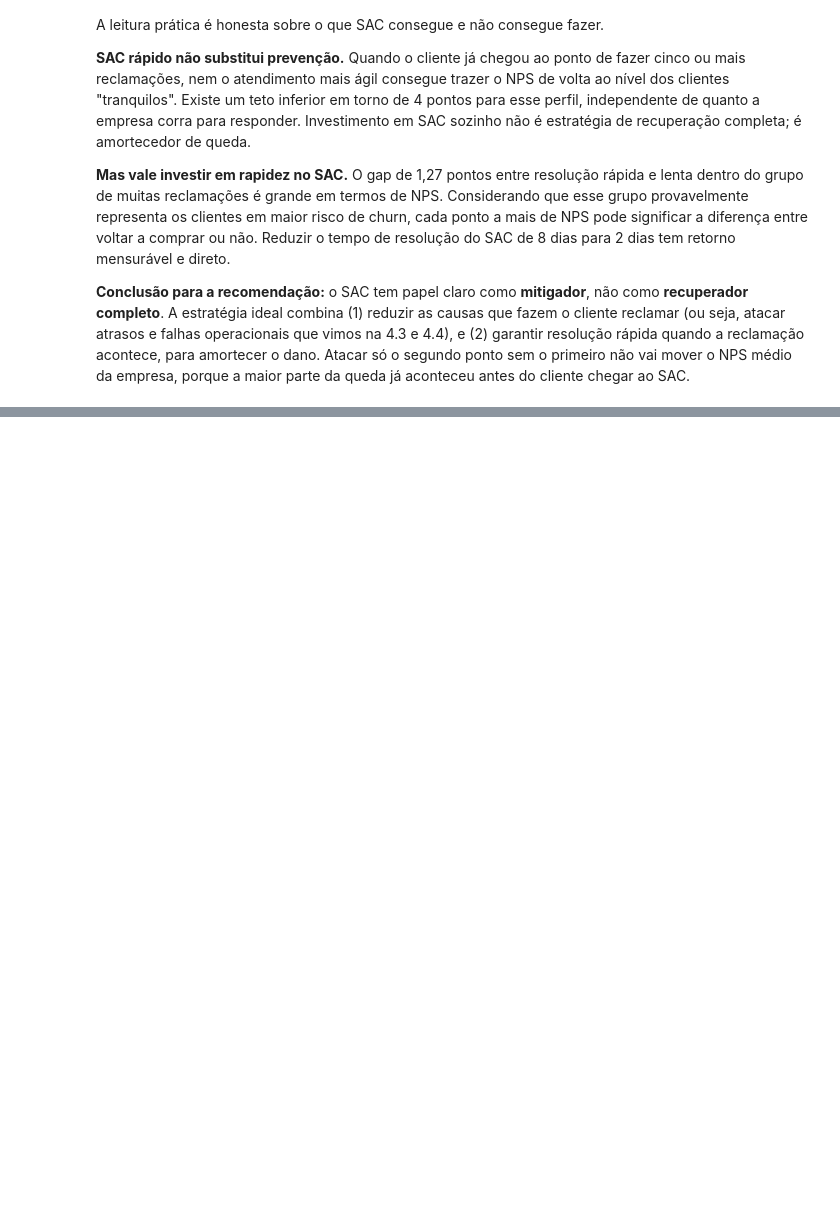
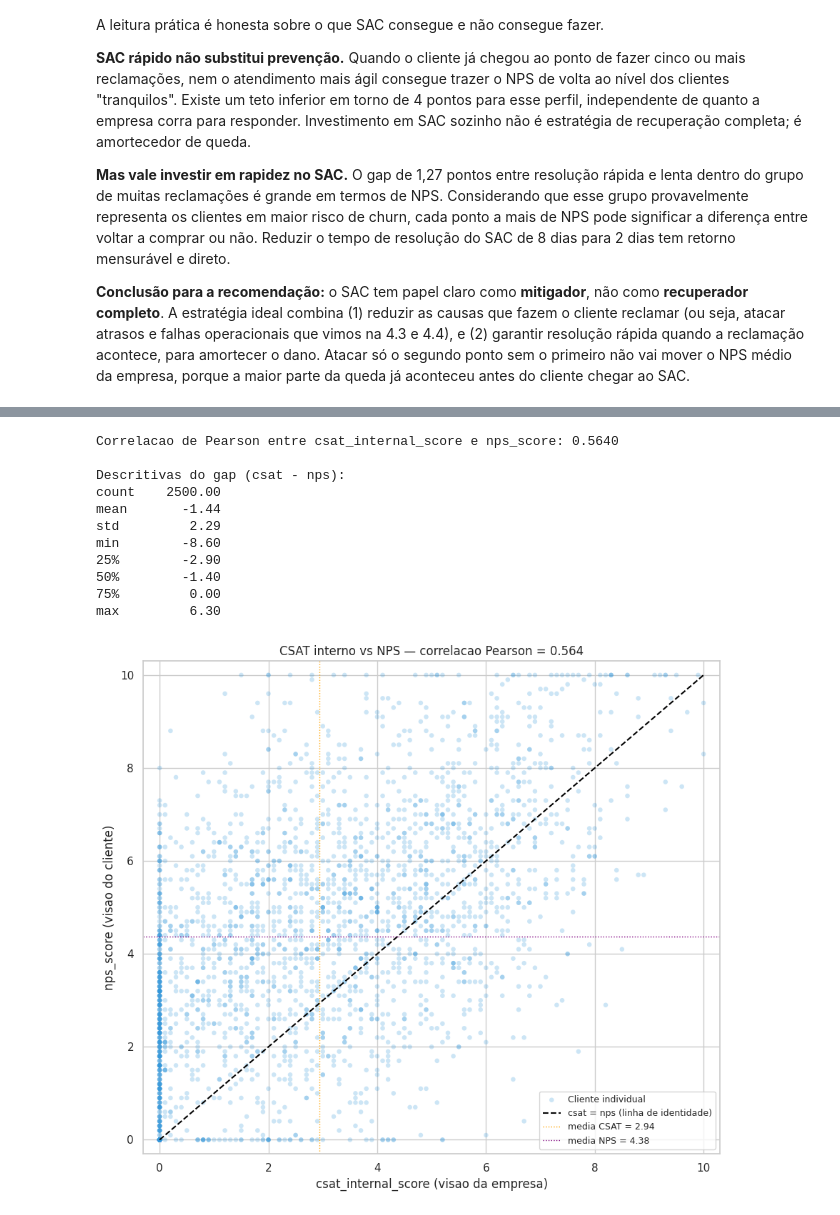
Before and after one commit to guillecosme/fiap-ai-scientist-tech-challange-fase-01, a Jupyter notebook: notebooks/04_eda.ipynb, the cells around one changed output, grey strips where cells are left out. Saved outputs shown, nothing was run; the diff lists cells and outputs as text; code cells hidden in the pictures; blank space fills up the shorter version.

```diff
--- a/notebooks/04_eda.ipynb
+++ b/notebooks/04_eda.ipynb
@@ -602,0 +609,49 @@ A leitura prática é honesta sobre o que SAC consegue e não consegue fazer.
+# %%
+# Calcula a coluna de gap (CSAT menos NPS, ambos na mesma escala 0-10)
+dados_gap = dados.copy()
+dados_gap["gap_csat_nps"] = dados_gap["csat_internal_score"] - dados_gap["nps_score"]
+
+# Correlacao Pearson
+correlacao = dados_gap[["csat_internal_score", "nps_score"]].corr().iloc[0, 1]
+print(f"Correlacao de Pearson entre csat_internal_score e nps_score: {correlacao:.4f}")
+print()
+
+# Descritivas do gap
+print("Descritivas do gap (csat - nps):")
+print(dados_gap["gap_csat_nps"].describe().round(2).to_string())
+
+# Scatter plot com linha de identidade (y = x)
+fig, eixo = plt.subplots(figsize=(9, 8))
+eixo.scatter(
+    dados_gap["csat_internal_score"], dados_gap["nps_score"],
+    alpha=0.25, s=22, color="#3498db", edgecolor="none", label="Cliente individual",
+)
+# Linha de identidade: pontos sobre essa linha tem csat = nps
+eixo.plot([0, 10], [0, 10], color="black", linestyle="--", linewidth=1.5, label="csat = nps (linha de identidade)")
+
+# Linhas de referencia: media de cada variavel
+eixo.axvline(dados_gap["csat_internal_score"].mean(), color="orange", linestyle=":", linewidth=1, label=f"media CSAT = {dados_gap['csat_internal_score'].mean():.2f}")
+eixo.axhline(dados_gap["nps_score"].mean(), color="purple", linestyle=":", linewidth=1, label=f"media NPS = {dados_gap['nps_score'].mean():.2f}")
+
+eixo.set_xlim(-0.3, 10.3)
+eixo.set_ylim(-0.3, 10.3)
+eixo.set_xlabel("csat_internal_score (visao da empresa)")
+eixo.set_ylabel("nps_score (visao do cliente)")
+eixo.set_title(f"CSAT interno vs NPS — correlacao Pearson = {correlacao:.3f}")
+eixo.legend(loc="lower right", fontsize=9)
+fig.tight_layout()
+fig.savefig(PASTA_FIGURAS / "4_6_csat_vs_nps_scatter.png", dpi=120, bbox_inches="tight")
+plt.show()
+# %% [output]
+Correlacao de Pearson entre csat_internal_score e nps_score: 0.5640
+
+Descritivas do gap (csat - nps):
+count    2500.00
+mean       -1.44
+std         2.29
+min        -8.60
+25%        -2.90
+50%        -1.40
+75%         0.00
+max         6.30
+[figure, added]
```
Also changed, not shown: parts of 33 cells of this notebook, 6 other files.
